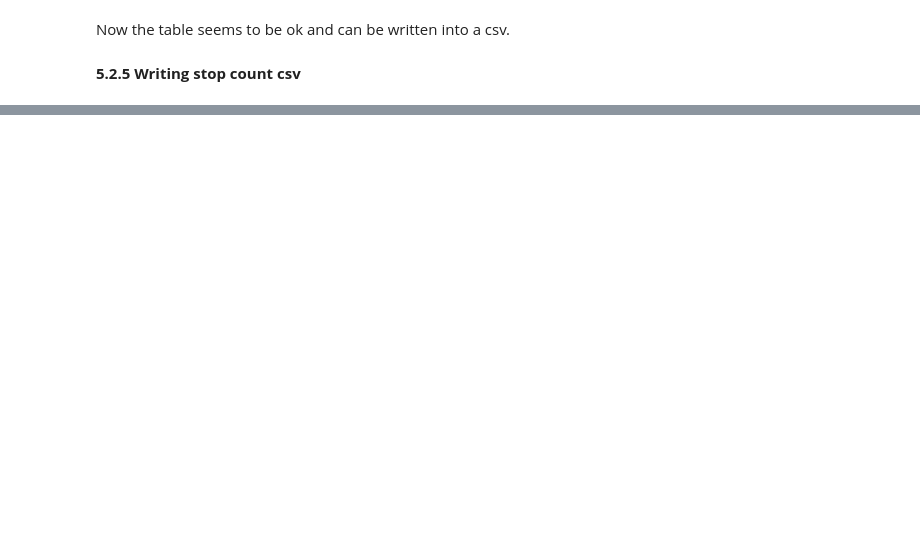
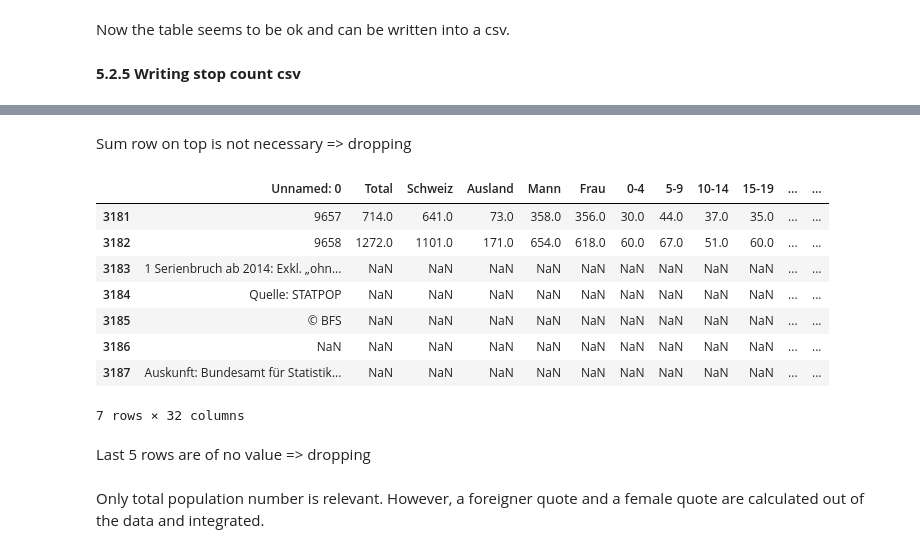
Before and after one commit to Icelander169/MasterThesis, a Jupyter notebook: 01_Reading_Data.ipynb, the cells around one changed output, grey strips where cells are left out. Drawn from its saved outputs; the diff is of its cells as text; code cells hidden in the pictures; blank space fills up the shorter version.

```diff
--- a/01_Reading_Data.ipynb
+++ b/01_Reading_Data.ipynb
@@ -670,0 +702,18 @@ stop_count_expand.to_csv("../Data/Cleaned/stop_count.csv")
+# %% [markdown]
+Sum row on top is not necessary => dropping
+# %%
+population.drop(0, inplace = True)
+# %%
+population[3180:3187]
+# %% [output]
+|  | Unnamed: 0 | Total | Schweiz | Ausland | Mann | Frau | 0-4 | 5-9 | 10-14 | 15-19 | ... | ... |
+| 3181 | 9657 | 714.0 | 641.0 | 73.0 | 358.0 | 356.0 | 30.0 | 44.0 | 37.0 | 35.0 | ... | ... |
+| 3182 | 9658 | 1272.0 | 1101.0 | 171.0 | 654.0 | 618.0 | 60.0 | 67.0 | 51.0 | 60.0 | ... | ... |
+| 3183 | 1 Serienbruch ab 2014: Exkl. „ohn... | NaN | NaN | NaN | NaN | NaN | NaN | NaN | NaN | NaN | ... | ... |
+| 3184 | Quelle: STATPOP | NaN | NaN | NaN | NaN | NaN | NaN | NaN | NaN | NaN | ... | ... |
+| 3185 | © BFS | NaN | NaN | NaN | NaN | NaN | NaN | NaN | NaN | NaN | ... | ... |
+| 3186 | NaN | NaN | NaN | NaN | NaN | NaN | NaN | NaN | NaN | NaN | ... | ... |
+| 3187 | Auskunft: Bundesamt für Statistik... | NaN | NaN | NaN | NaN | NaN | NaN | NaN | NaN | NaN | ... | ... |
+7 rows × 32 columns
+# %% [markdown]
+Last 5 rows are of no value => dropping
@@ -670,0 +722,2 @@ stop_count_expand.to_csv("../Data/Cleaned/stop_count.csv")
+# %% [markdown]
+Only total population number is relevant. However, a foreigner quote and a female quote are calculated out of the data and integrated.
```
Also changed, not shown: parts of 49 cells of this notebook.
